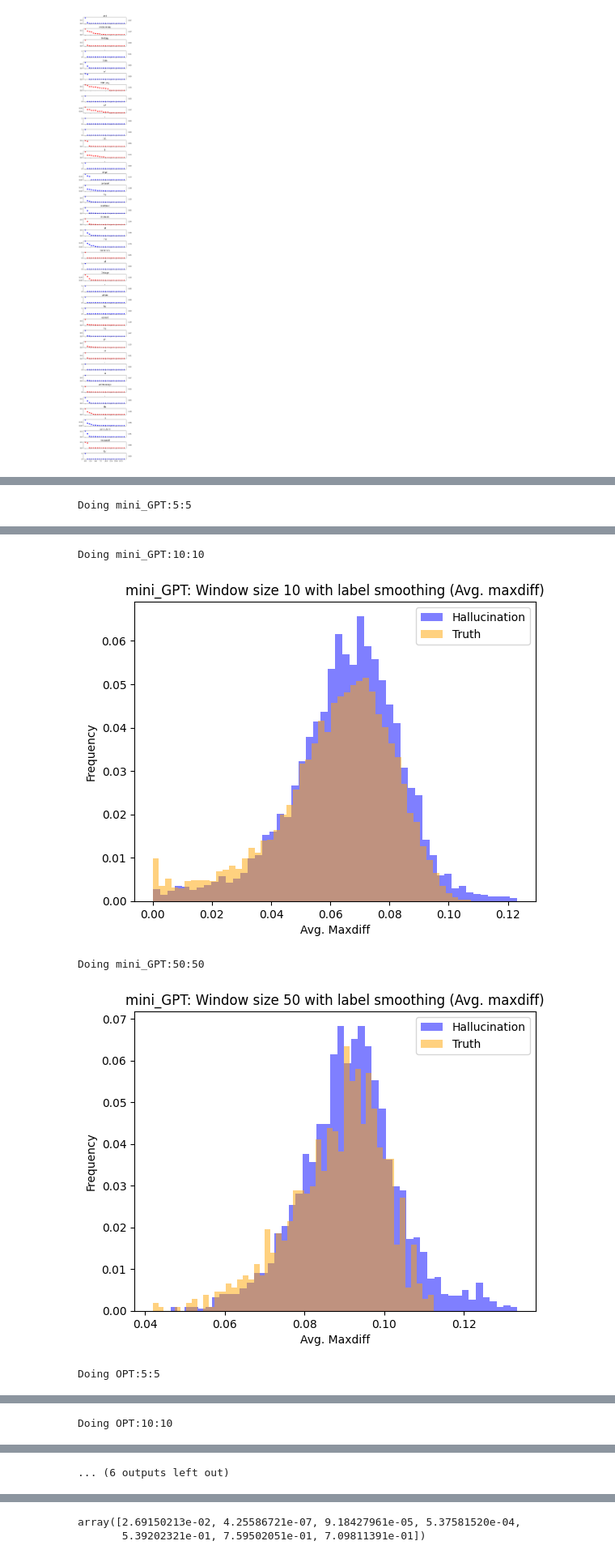
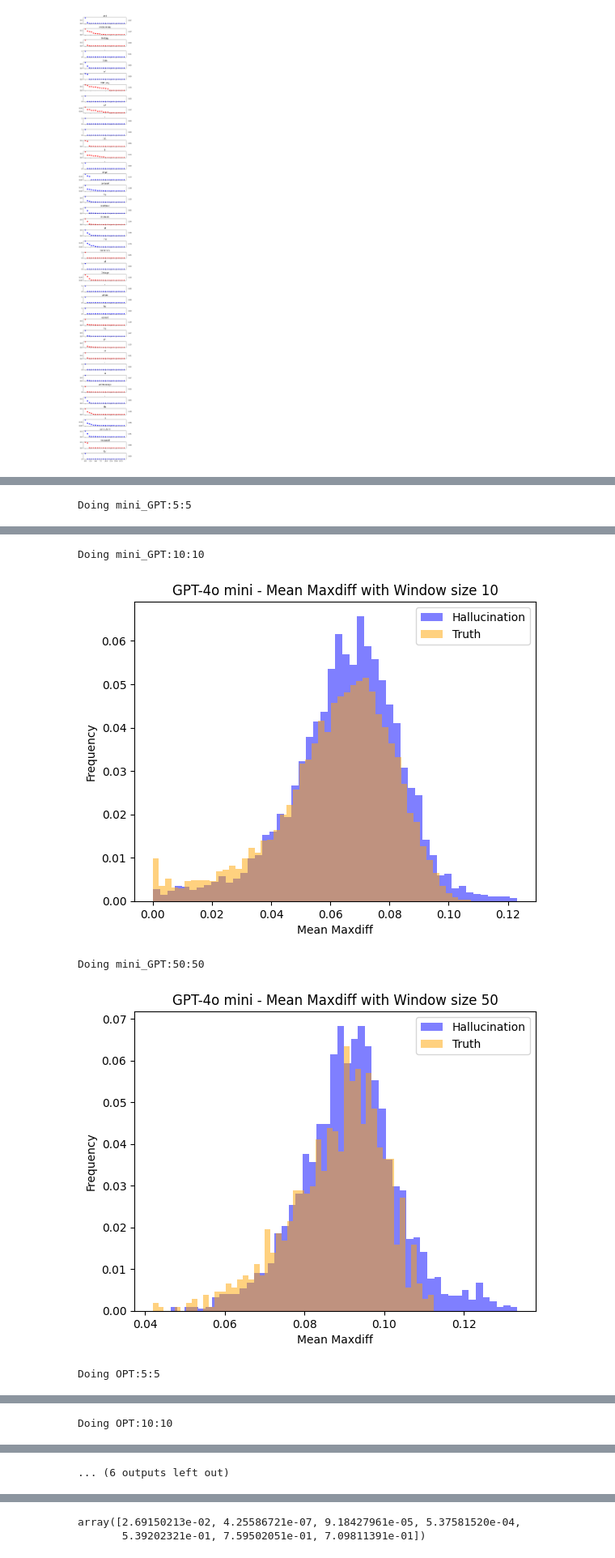
Before and after one commit to shiribaum-tau/NLP_Course_TS_Hallucination_Detection, a Jupyter notebook: data_exploration/Data Exploration.ipynb, the cells around one changed output, grey strips where cells are left out. Shown at 81% size. Drawn from its saved outputs; the diff is of its cells as text; code cells hidden in the pictures.

```diff
--- a/data_exploration/Data Exploration.ipynb
+++ b/data_exploration/Data Exploration.ipynb
@@ -15,6 +15,9 @@ import scipy.stats as stats
 import logging
 # %%
 MODELS = ['mini_GPT', 'OPT', 'pythia']
+MODEL_NAMES = ['GPT-4o mini', 'OPT-2.7B', 'Pythia-2.8B']
+FIG_OUT = "figures"
+os.makedirs(FIG_OUT, exist_ok=True)
 
 PYTHIA = "EleutherAI/pythia-2.8b"
 OPT = "facebook/opt-2.7b"
@@ -144,13 +149,13 @@ def draw_scatter(all_probs, all_labels, title="Scatter Plot with Regression Line
              transform=plt.gca().transAxes, fontsize=10, verticalalignment='top', bbox=dict(facecolor='white', alpha=0.5))
 
     # Add labels and legend
-    plt.xlabel('Avg Entropy')
+    plt.xlabel('Mean Entropy')
     plt.ylabel('Prop. Hallucinations')
     plt.title(title)
-
+    plt.savefig(os.path.join(FIG_OUT, f"{title}.pdf"), format="pdf", bbox_inches="tight")
     plt.show()
 
-for model in MODELS:
+for i, model in enumerate(MODELS):
     all_probs = []
     all_labels = []
     for path in glob.glob(os.path.join(model, "*.pkl")):
@@ -159,6 +164,6 @@ for model in MODELS:
         all_probs.append(dat['top_k_probs'])
         all_labels.append(dat['labels'][-dat['top_k_probs'].shape[0]:])
 
-    draw_scatter(all_probs, all_labels, f"{model} - Window size: Full generation")
+    draw_scatter(all_probs, all_labels, f"{MODEL_NAMES[i]} - Hallucinations vs. Mean Entropy")
 # %% [output]
 Pearson correlation: 0.34, p-value: 0.0000
@@ -194,15 +199,15 @@ def draw_ent_by_position_scatter(all_probs, title="Scatter Plot with Regression
     plt.xlabel('Position')
     plt.ylabel('Avg Entropy')
     plt.title(title)
-
+    plt.savefig(os.path.join(FIG_OUT, f"{title}.pdf"), format="pdf", bbox_inches="tight")
     plt.show()
 
-for model in MODELS:
+for i, model in enumerate(MODELS):
     all_probs = []
     for path in glob.glob(os.path.join(model, "*.pkl")):
         with open(path, "rb") as f:
             dat = pickle.load(f)
         all_probs.append(dat['top_k_probs'])
 
-    draw_ent_by_position_scatter(all_probs, f"{model} - Avg. Entropy by Position")
+    draw_ent_by_position_scatter(all_probs, f"{MODEL_NAMES[i]} - Mean Entropy by Position")
 # %% [output]
@@ -260,7 +266,7 @@ def draw_double_histogram(in_logits, in_labels, title="title", logscale=False, x
 # %%
 # Single token Statistics
 # %%
-for model in MODELS:
+for i, model in enumerate(MODELS):
     all_ents = []
     all_labels = []
     for path in glob.glob(os.path.join(model, "*.pkl")):
@@ -270,6 +276,6 @@ for model in MODELS:
         all_ents.extend(ents)
         all_labels.extend(dat['labels'][-ents.shape[0]:])
 
-    draw_double_histogram(all_ents, all_labels, f"{model}: Window size 1")
-    draw_double_histogram(all_ents, all_labels, f"{model}: Window size 1 (log scale)", True)
+    draw_double_histogram(all_ents, all_labels, f"{MODEL_NAMES[i]} - Single Token Entropy")
+    draw_double_histogram(all_ents, all_labels, f"{MODEL_NAMES[i]} - Single Token Entropy (log scale)", True)
 # %% [output]
@@ -294,7 +300,7 @@ def do_max_bigdiff(logits):
 def do_ent_bigdiff(logits):
     return sp.stats.entropy(np.max(logits,axis=0) - np.min(logits,axis=0))
 # %%
-for model in MODELS:
+for i, model in enumerate(MODELS):
     for winsize in [5, 10, 50]:
         for stride in [winsize]:
             print(f"Doing {model}:{winsize}:{stride}")
@@ -311,6 +317,6 @@ for model in MODELS:
                 except:
                     print(f"Skipping {path}")
 
-        draw_double_histogram(all_logits, all_labels,  f"{model}: Window size {winsize} with label smoothing (Avg. maxdiff)", xlabel="Avg. Maxdiff")
+        draw_double_histogram(all_logits, all_labels,  f"{MODEL_NAMES[i]} - Mean Maxdiff with Window size {winsize}", xlabel="Mean Maxdiff")
 # %% [output]
 Doing mini_GPT:5:5
@@ -318,5 +324,5 @@ Doing mini_GPT:5:5
 Doing mini_GPT:10:10
-[figure, old version]
+[figure, new version]
 Doing mini_GPT:50:50
-[figure, old version]
+[figure, new version]
 Doing OPT:5:5
```
Also changed, not shown: parts of 25 cells of this notebook, 40 other files.
